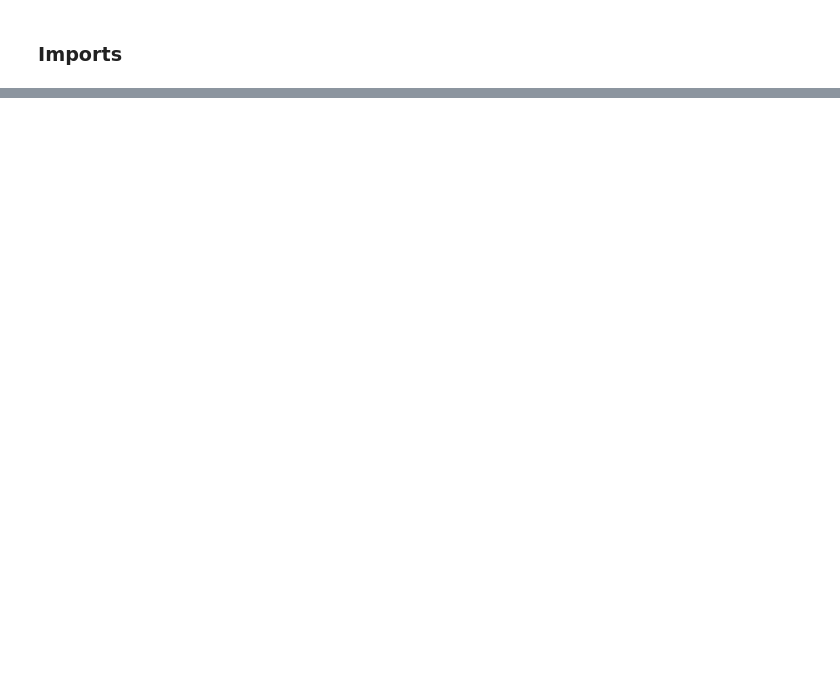
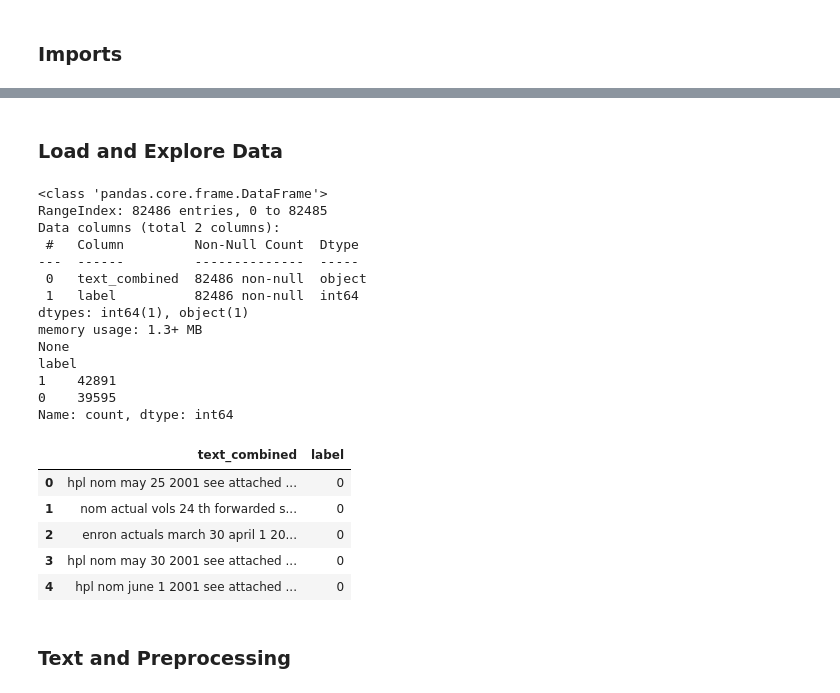
Before and after one commit to Siddharth-Shreya/phishalert, a Jupyter notebook: ml-model/email_phishing_detection_model.ipynb, the cells around one changed output, grey strips where cells are left out. Drawn from its saved outputs; the diff is of its cells as text; code cells hidden in the pictures; blank space fills up the shorter version.

```diff
--- a/ml-model/email_phishing_detection_model.ipynb
+++ b/ml-model/email_phishing_detection_model.ipynb
@@ -2,0 +20,32 @@
+# %% [markdown]
+### Load and Explore Data
+# %%
+df = pd.read_csv("Datasets/phishing_email.csv")
+print(df.info())
+count = df['label'].value_counts()
+print(count)
+# this dataset includes: 39595 non-phishing emails, and 42891 phishing emails, based on the text content of the email
+df.head()
+# %% [output]
+<class 'pandas.core.frame.DataFrame'>
+RangeIndex: 82486 entries, 0 to 82485
+Data columns (total 2 columns):
+ #   Column         Non-Null Count  Dtype
+---  ------         --------------  -----
+ 0   text_combined  82486 non-null  object
+ 1   label          82486 non-null  int64
+dtypes: int64(1), object(1)
+memory usage: 1.3+ MB
+None
+label
+1    42891
+0    39595
+Name: count, dtype: int64
+|  | text_combined | label |
+| 0 | hpl nom may 25 2001 see attached ... | 0 |
+| 1 | nom actual vols 24 th forwarded s... | 0 |
+| 2 | enron actuals march 30 april 1 20... | 0 |
+| 3 | hpl nom may 30 2001 see attached ... | 0 |
+| 4 | hpl nom june 1 2001 see attached ... | 0 |
+# %% [markdown]
+### Text and Preprocessing
```
Also changed, not shown: parts of 8 cells of this notebook.
